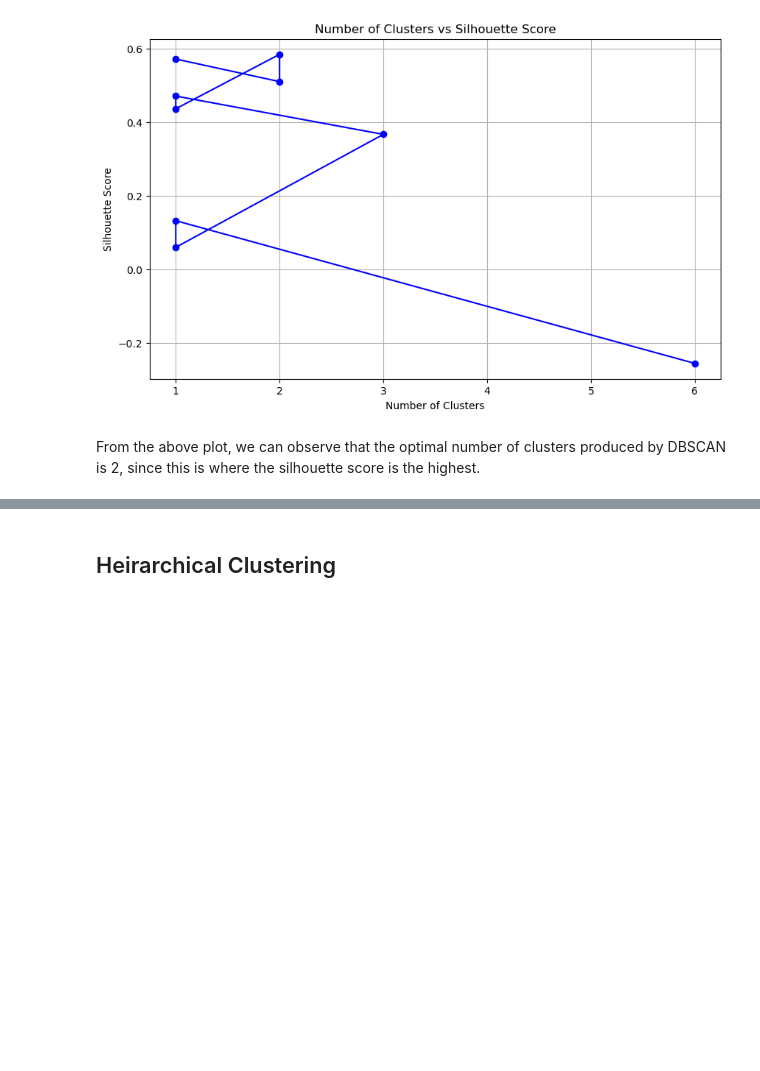
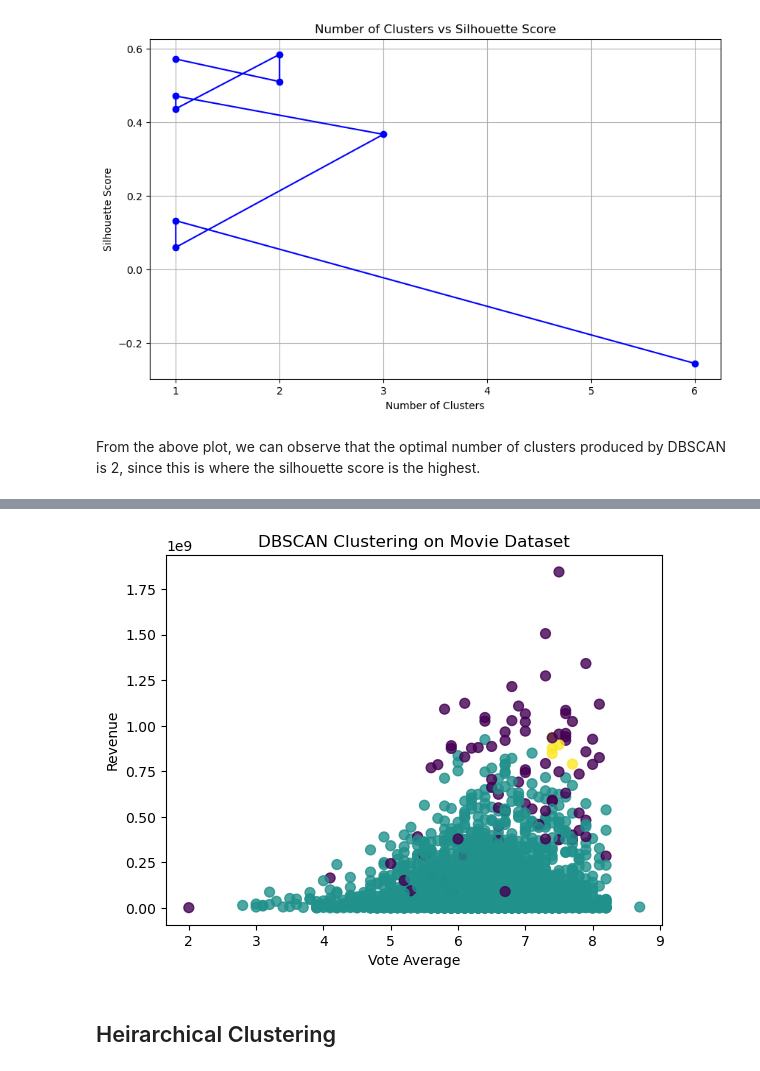
Before and after one commit to anly501/dsan-5000-project-samjmoon, a Jupyter notebook: dsan-website/5000-website/clustering/clustering.ipynb, the cells around one changed output, grey strips where cells are left out. Drawn from its saved outputs; the diff is of its cells as text; code cells hidden in the pictures; blank space fills up the shorter version.

```diff
--- a/dsan-website/5000-website/clustering/clustering.ipynb
+++ b/dsan-website/5000-website/clustering/clustering.ipynb
@@ -183,3 +202,14 @@ From the above plot, we can observe that the optimal number of clusters produced
+# %%
+dbscan = DBSCAN(eps=1.5, min_samples=5)
+dbscan_labels = dbscan.fit_predict(X)
+
+plt.scatter(feature_df['vote_average'], feature_df['revenue'], c=dbscan_labels, cmap='viridis', s=50, alpha=0.8)
+plt.xlabel('Vote Average')
+plt.ylabel('Revenue')
+plt.title('DBSCAN Clustering on Movie Dataset')
+plt.show()
+# %% [output]
+[figure, added]
 # %% [markdown]
 ## Heirarchical Clustering ##
 # %%
```
Also changed, not shown: parts of 11 cells of this notebook, 34 other files.
